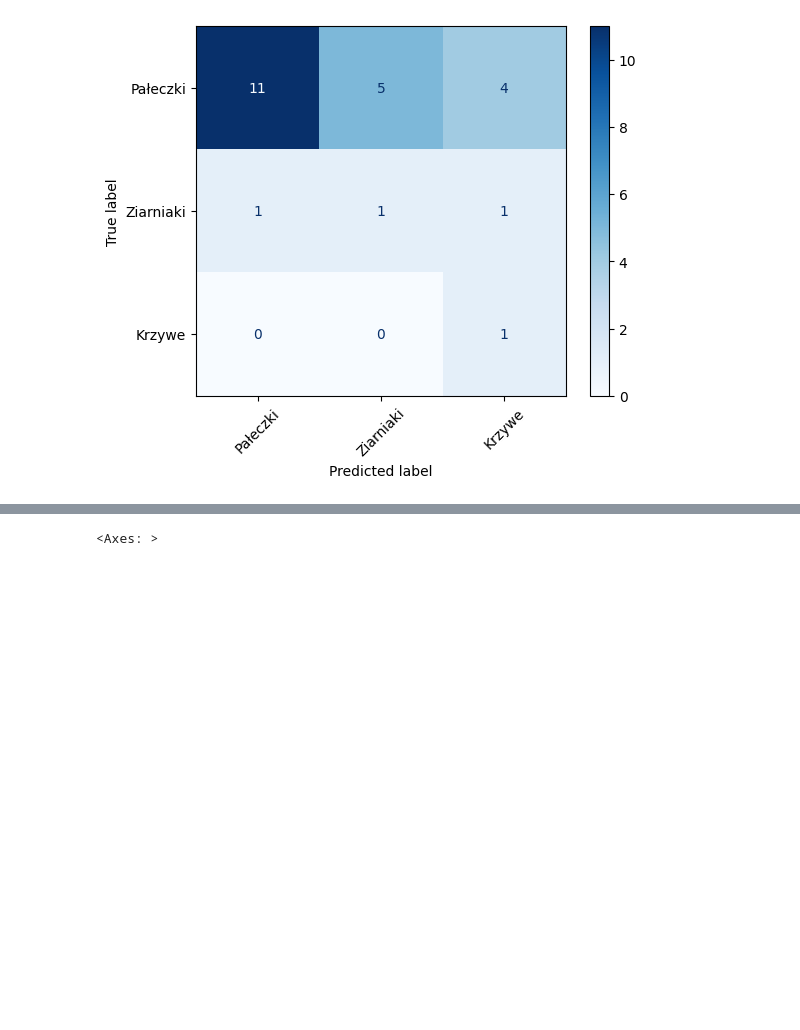
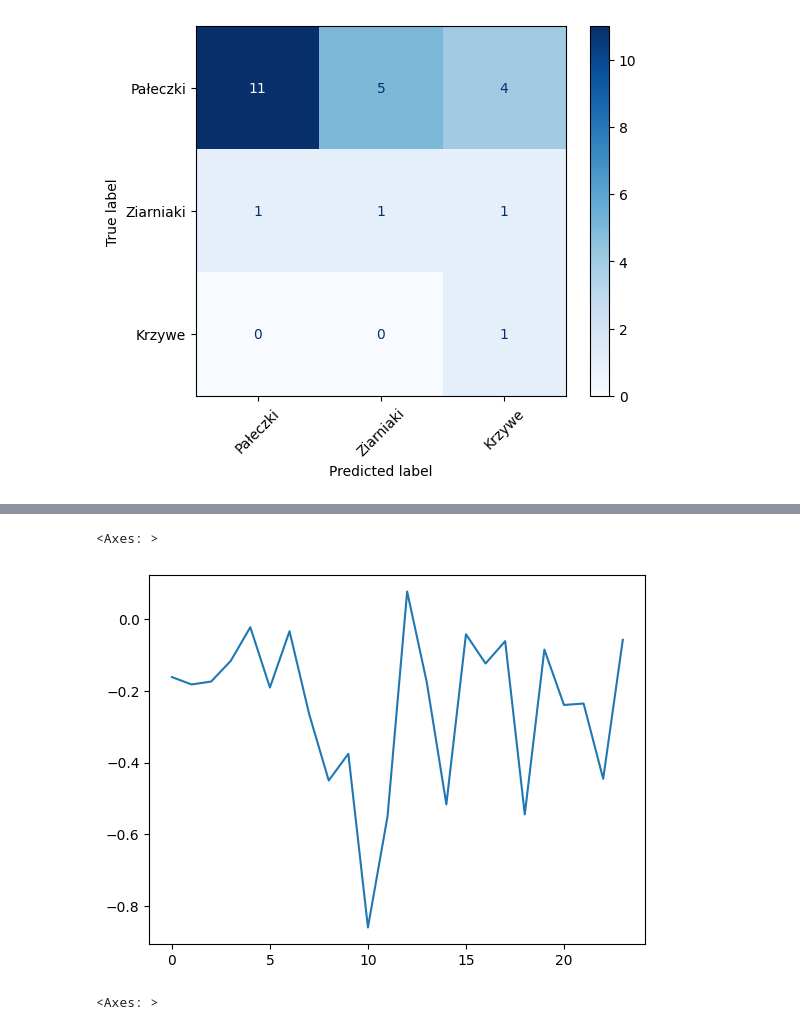
Before and after one commit to bAIcteria/microscope-ml-analyser, a Jupyter notebook: workflows/02_workflow/replace_macros_for_evaluation.ipynb, the cells around one changed output, grey strips where cells are left out. Cells and saved outputs as stored; diff of their text form; code cells hidden in the pictures; blank space fills up the shorter version.

```diff
--- a/workflows/02_workflow/replace_macros_for_evaluation.ipynb
+++ b/workflows/02_workflow/replace_macros_for_evaluation.ipynb
@@ -488,6 +512,11 @@ predicted_df[['nr.','powierzchniamm','dlugoscmm','szerokoscmm','Pw','R','D/S']].
 | 21 | 22 | 0.322148 | 0.844107 | 0.469799 | 0.349107 | 1.083688 | 1.796742 |
 | 22 | 23 | 0.098434 | 0.410623 | 0.268456 | 0.094740 | 0.962469 | 1.529572 |
 | 23 | 24 | 0.510067 | 1.006711 | 0.671141 | 0.578803 | 1.134758 | 1.500000 |
+# %%
+(real_df['R']-predicted_df['R']).plot()
+# %% [output]
+<Axes: >
+[figure, added]
 # %%
 real_df['R'].plot()
 (predicted_df['R']).plot()
```
Also changed, not shown: parts of 7 cells of this notebook.
